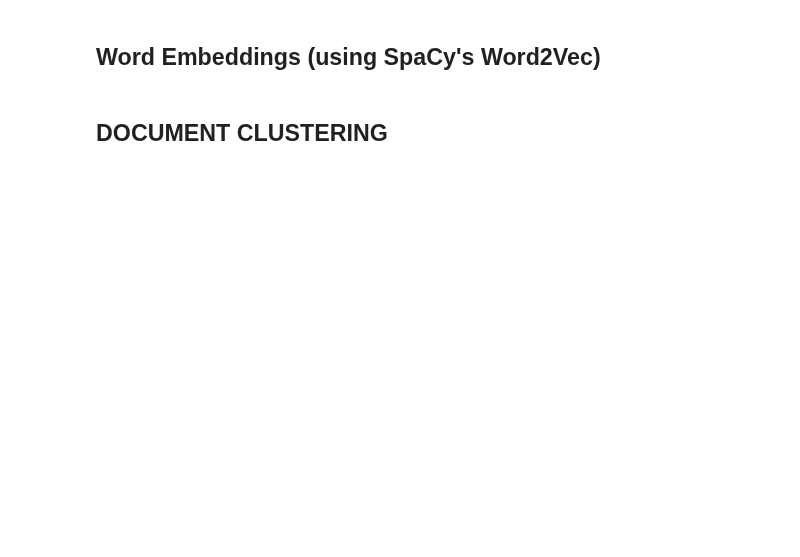
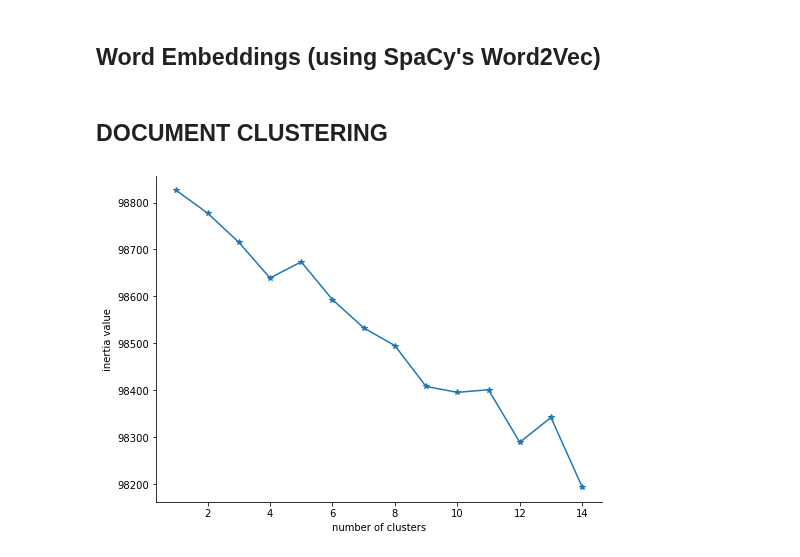
Before and after one commit to luisanomayo/MSc_Thesis_NLP_topic_modelling, a Jupyter notebook: feature representation.ipynb, the cells around one changed output. Saved outputs shown, nothing was run; the diff lists cells and outputs as text; code cells hidden in the pictures; blank space fills up the shorter version.

```diff
--- a/feature representation.ipynb
+++ b/feature representation.ipynb
@@ -519,22 +539,24 @@ import random
 # %%
 #determine optimum k-clusters
 
 sse_metric = []
-k_range = [1,5,8,10,12,15,18,20]
+k_range = list(range(1,15))
 
 X = doc_vectors
 
 
 for k in k_range:
     kmeans = KMeans(n_clusters = k, init = 'k-means++',max_iter = 100, n_init = 1)
     kmeans.fit(X)
     sse_metric.append(kmeans.inertia_)
 
 #plot the elbow graph of the SSE values
 
 plt.figure(figsize=(8,6))
 plt.plot(k_range, sse_metric, '-*')
 plt.xlabel('number of clusters')
 plt.ylabel('inertia value')
 
 %time plt.show()
+# %% [output]
+[figure, added]
```
Also changed, not shown: parts of 8 cells of this notebook.
